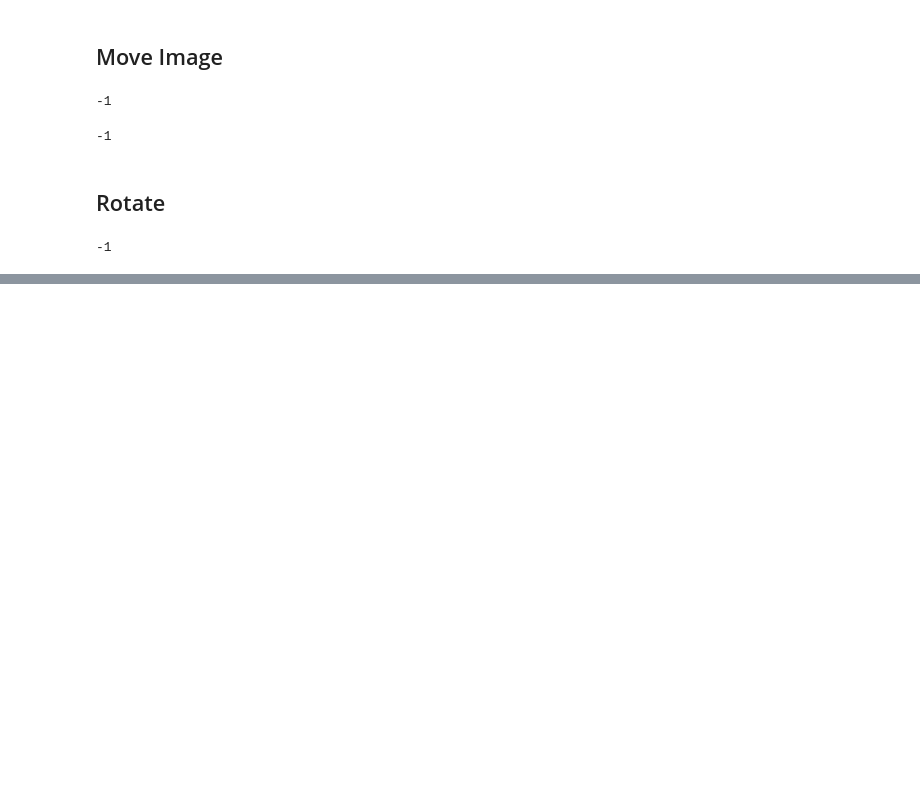
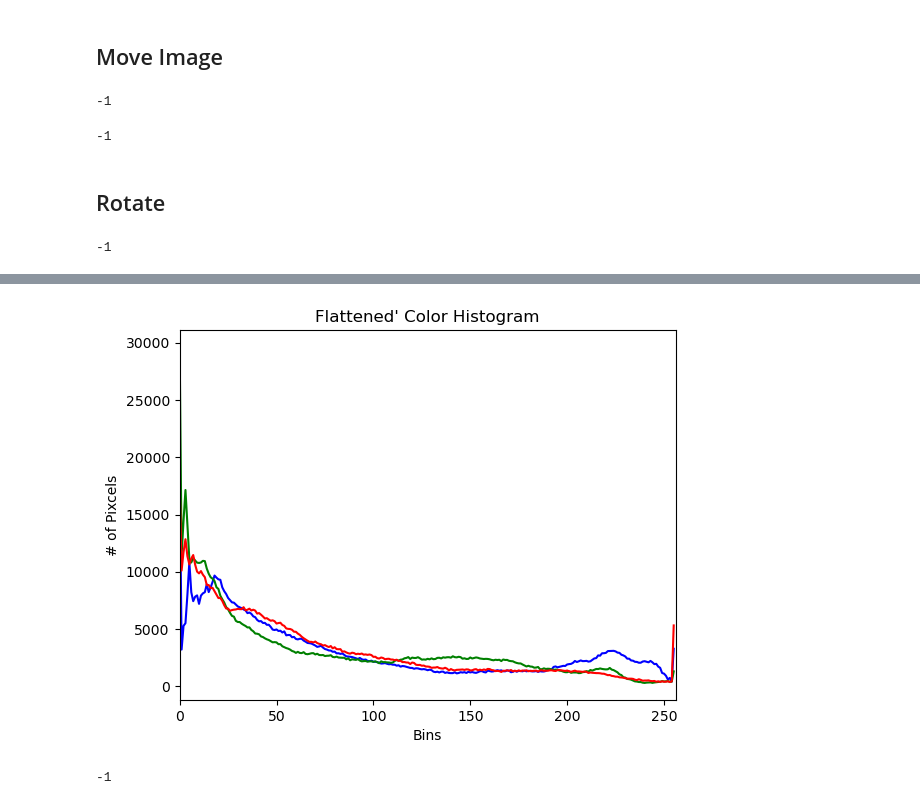
Before and after one commit to highfreshness/opencv_exercise, a Jupyter notebook: openCV_20230523.ipynb, the cells around one changed output, grey strips where cells are left out. Cells and saved outputs as stored; diff of their text form; code cells hidden in the pictures; blank space fills up the shorter version.

```diff
--- a/openCV_20230523.ipynb
+++ b/openCV_20230523.ipynb
@@ -121,0 +391,19 @@ cv2.waitKey(0)
+# %%
+channels = cv2.split(src)
+colors = ('b','g','r')
+plt.figure()
+plt.title("Flattened' Color Histogram")
+plt.xlabel('Bins')
+plt.ylabel('# of Pixcels')
+
+for (channel, color) in zip(channels, colors):
+    hist = cv2.calcHist([channel], [0], None, [256], [0,256])
+    plt.plot(hist, color=color)
+    plt.xlim([0,256])
+plt.show()
+
+cv2.imshow("Original", src)
+cv2.waitKey(0)
+# %% [output]
+[figure, added]
+-1
```
Also changed, not shown: parts of 36 cells of this notebook.
